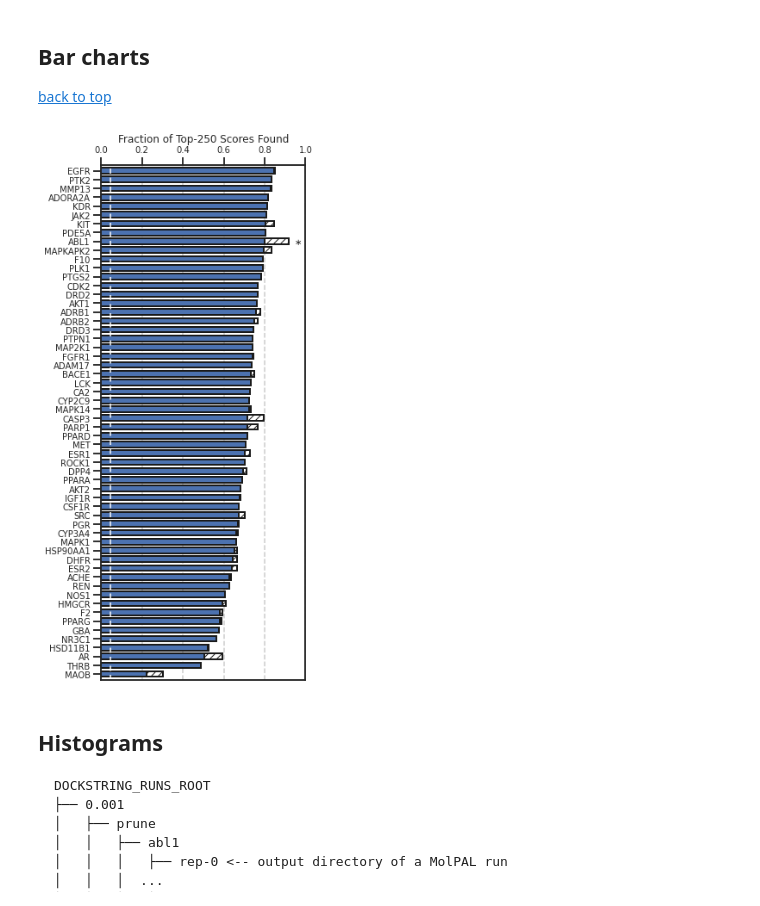
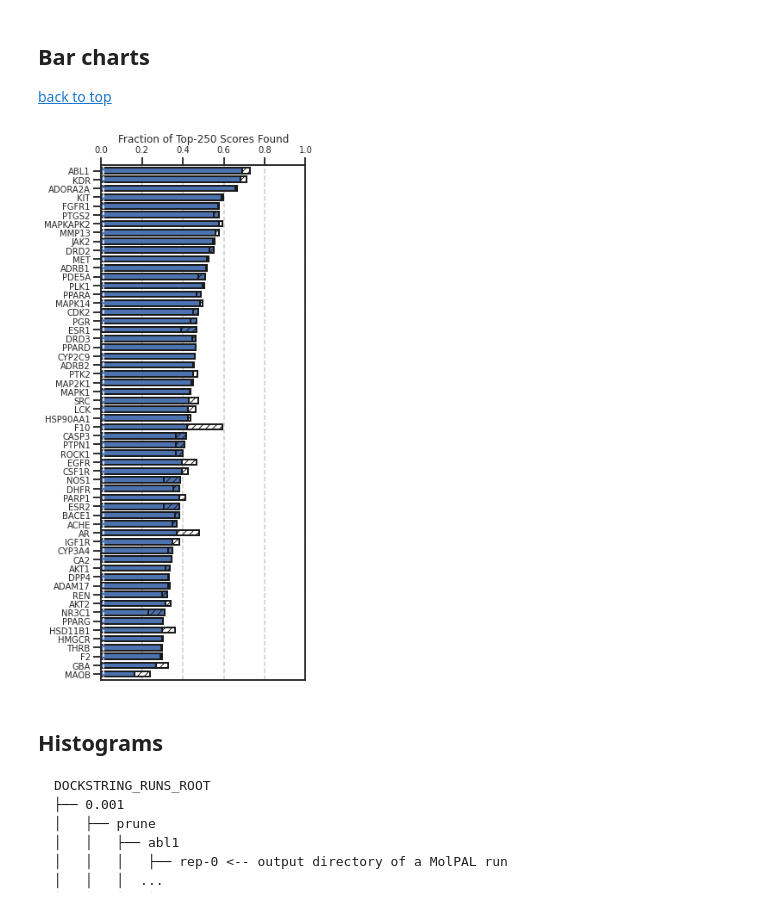
Before and after one commit to coleygroup/molpal, a Jupyter notebook: notebooks/dockstring-figures.ipynb, the cells around one changed output. Drawn from its saved outputs; the diff is of its cells as text; code cells hidden in the pictures.

Commit message:
update figure notebooks

```diff
--- a/notebooks/dockstring-figures.ipynb
+++ b/notebooks/dockstring-figures.ipynb
@@ -9,13 +9,14 @@
 
 **NOTE:** This notebook requires you to have previously run the `process.py` and `collate.py` scripts mentioned in the README
 # %%
+import csv
 from pathlib import Path
 import pickle
 import sys
-from typing import List
+from typing import Iterable, List, Union
 
 import matplotlib as mpl
-from matplotlib import container, pyplot as plt, patheffects as pe
+from matplotlib import pyplot as plt, patheffects as pe
 import numpy as np
 import pandas as pd
 import seaborn as sns
@@ -32,6 +33,22 @@ sns.set_theme("talk", "white")
 DOCKSTRING_PROCESSED_ROOT = Path.home() / "active-projects/molpal-pruning/processed/dockstring"
 DOCKSTRING_RUNS_ROOT = Path.home() / "active-projects/molpal-pruning/runs/dockstring"
 SIZE = int(260e3)
+
+def retained_idxss(expt: Experiment) -> List[np.ndarray]:
+    return [np.load(chkpt / "retained_idxs.npy") for chkpt in expt.chkpts[:-1]]
+
+def total_inference_calls(targets: List[str], split: str, N: int):
+    N_calls = []
+    for target in targets:
+        target_dir = DOCKSTRING_RUNS_ROOT / split / "prune" / target
+        n_calls = []
+        for expt in target_dir.iterdir():
+            expt = Experiment(expt)
+            inf_calls = [SIZE, *[float(len(I)) for I in retained_idxss(expt)[:N-1]]]
+            n_calls.append(sum(inf_calls))
+        N_calls.append(n_calls)
+
+    return np.array(N_calls)
 # %% [markdown]
 ## Parity plots
 
@@ -168,16 +209,23 @@ def make_bar_chart(npy_file, targets_pkl, split: float, N):
 # %%
 sns.set_style("ticks")
 
-split = "0.004"
+split = "0.001"
+N = 10
+inference = False
+
 fig = make_bar_chart(
     DOCKSTRING_PROCESSED_ROOT / f"collated-{split}-Y.npy",
     DOCKSTRING_PROCESSED_ROOT / f"collated-{split}-targets.pkl",
     float(split),
-    10
+    N,
+    inference
 )
-fig.savefig(f"../figures/dockstring-bar-new-{split[2:]}.pdf", bbox_inches="tight")
+# fig.tight_layout()
+fig.savefig(
+    f"../figures/dockstring/bar{'+inf' if inference else ''}-{split[2:]}.pdf", bbox_inches="tight"
+)
 # %% [output]
-[figure, old version]
+[figure, new version]
 # %% [markdown]
 ## Histograms
 
```
Also changed, not shown: parts of 8 cells of this notebook, 1 other file.
